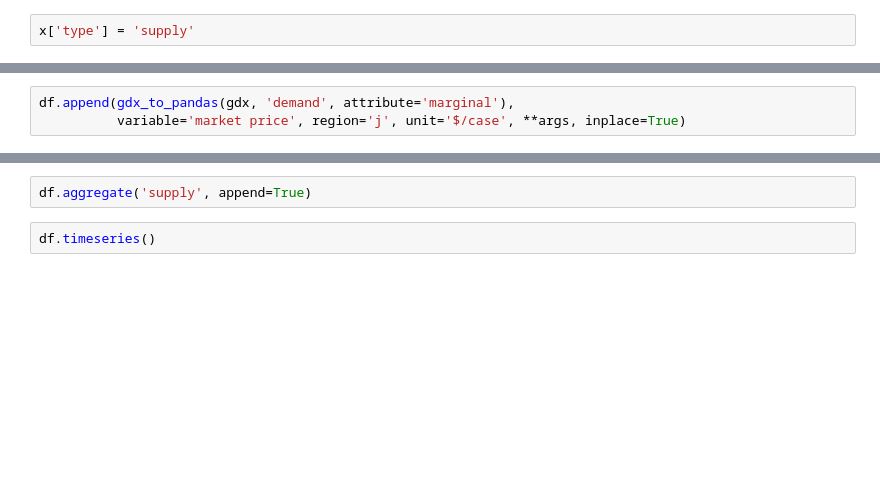
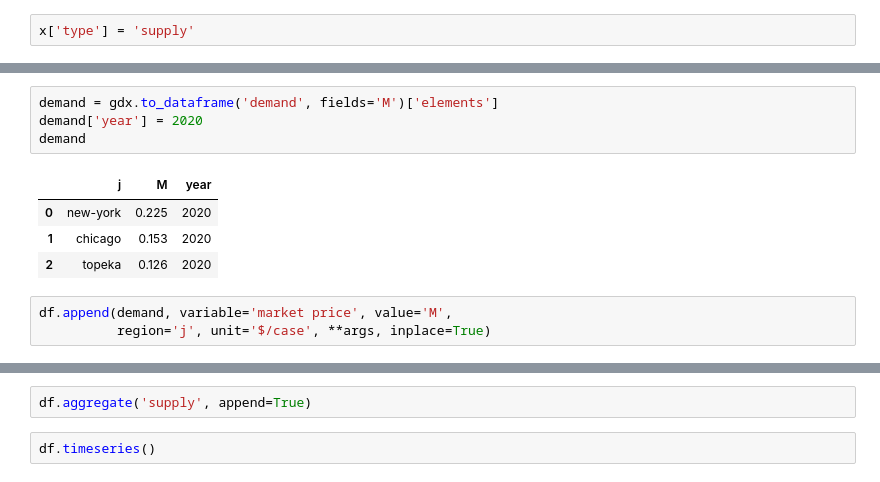
Before and after one commit to IAMconsortium/pyam, a Jupyter notebook: doc/source/tutorials/GAMS_to_pyam.ipynb, the cells around one changed output, grey strips where cells are left out. Cells and saved outputs as stored; diff of their text form; blank space fills up the shorter version.

```diff
--- a/doc/source/tutorials/GAMS_to_pyam.ipynb
+++ b/doc/source/tutorials/GAMS_to_pyam.ipynb
@@ -188,6 +194,15 @@ The market prices can be determined from the marginal value of the demand-constr
+# %%
+demand = gdx.to_dataframe('demand', fields='M')['elements']
+demand['year'] = 2020
+demand
+# %% [output]
+|  | j | M | year |
+| 0 | new-york | 0.225 | 2020 |
+| 1 | chicago | 0.153 | 2020 |
+| 2 | topeka | 0.126 | 2020 |
 # %%
-df.append(gdx_to_pandas(gdx, 'demand', attribute='marginal'),
-          variable='market price', region='j', unit='$/case', **args, inplace=True)
+df.append(demand, variable='market price', value='M',
+          region='j', unit='$/case', **args, inplace=True)
 # %%
 df.timeseries()
 # %% [output]
```
Also changed, not shown: parts of 25 cells of this notebook, 1 other file.
